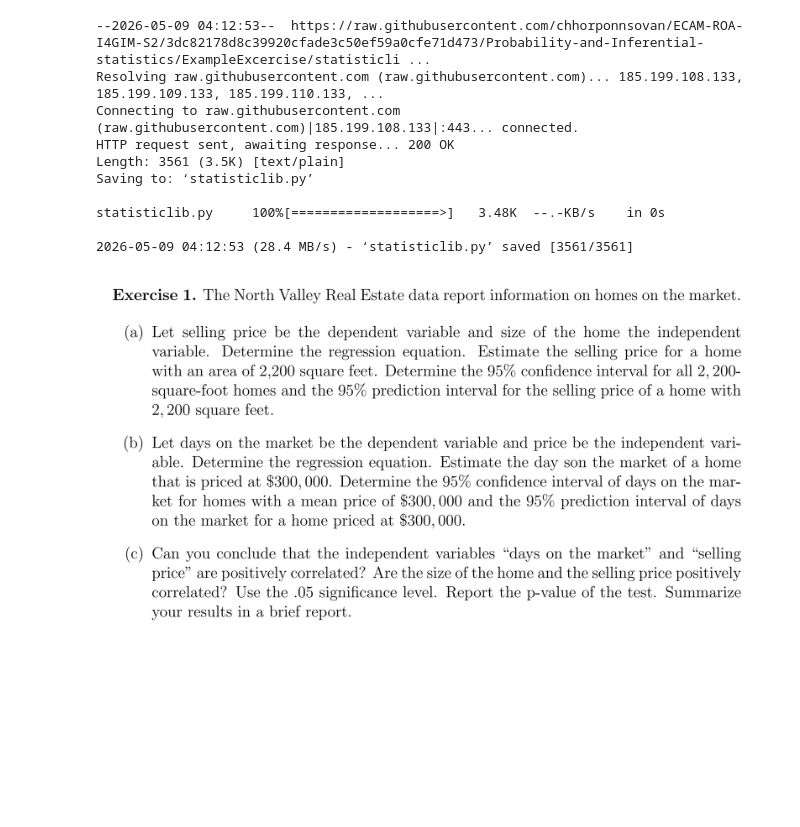
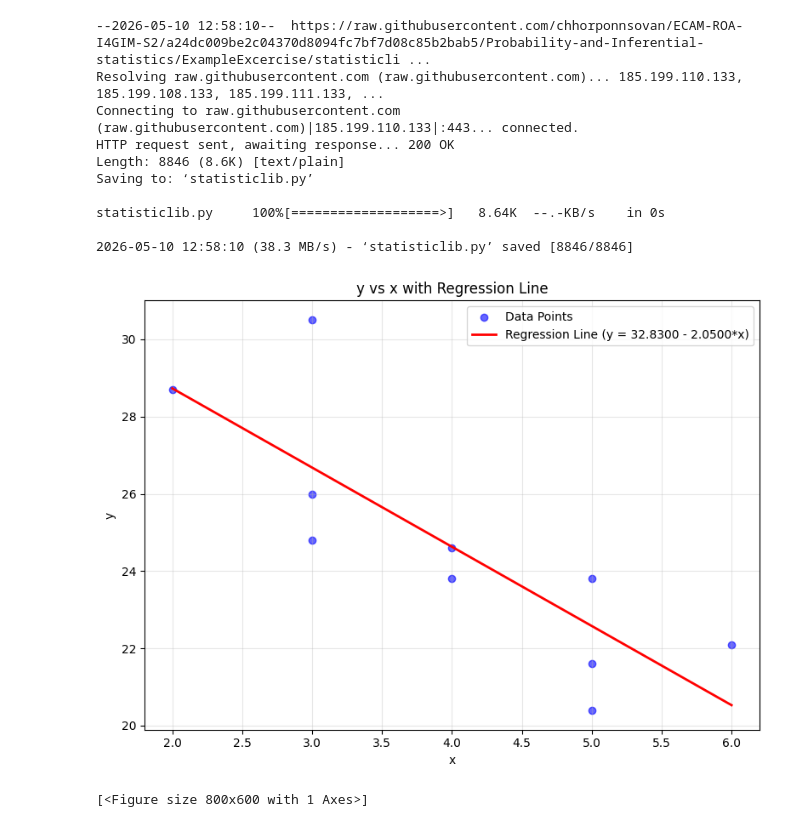
Before and after one commit to chhorponnsovan/ECAM-ROA-I4, a Jupyter notebook: Probability-and-Inferential-statistics/ExampleExcercise/Ch6Ex_Correlation_and_Linear.ipynb, the cells around one changed output. Cells and saved outputs as stored; diff of their text form; code cells hidden in the pictures; blank space fills up the shorter version.

```diff
--- a/Probability-and-Inferential-statistics/ExampleExcercise/Ch6Ex_Correlation_and_Linear.ipynb
+++ b/Probability-and-Inferential-statistics/ExampleExcercise/Ch6Ex_Correlation_and_Linear.ipynb
@@ -1,15 +1,27 @@
 # %%
-!wget -O statisticlib.py https://raw.githubusercontent.com/chhorponnsovan/ECAM-ROA-I4GIM-S2/3dc82178d8c39920cfade3c50ef59a0cfe71d473/Probability-and-Inferential-statistics/ExampleExcercise/statisticlib.py
+!wget -O statisticlib.py https://raw.githubusercontent.com/chhorponnsovan/ECAM-ROA-I4GIM-S2/a24dc009be2c04370d8094fc7bf7d08c85b2bab5/Probability-and-Inferential-statistics/ExampleExcercise/statisticlib.py
+import importlib
+import statisticlib
+importlib.reload(statisticlib)
+from statisticlib import regression_scatterplot, regression_summary, regression_equation
+import pandas as pd
 # %% [output]
---2026-05-09 04:12:53--  https://raw.githubusercontent.com/chhorponnsovan/ECAM-ROA-I4GIM-S2/3dc82178d8c39920cfade3c50ef59a0cfe71d473/Probability-and-Inferential-statistics/ExampleExcercise/statisticli ...
-Resolving raw.githubusercontent.com (raw.githubusercontent.com)... 185.199.108.133, 185.199.109.133, 185.199.110.133, ...
-Connecting to raw.githubusercontent.com (raw.githubusercontent.com)|185.199.108.133|:443... connected.
+--2026-05-10 12:58:10--  https://raw.githubusercontent.com/chhorponnsovan/ECAM-ROA-I4GIM-S2/a24dc009be2c04370d8094fc7bf7d08c85b2bab5/Probability-and-Inferential-statistics/ExampleExcercise/statisticli ...
+Resolving raw.githubusercontent.com (raw.githubusercontent.com)... 185.199.110.133, 185.199.108.133, 185.199.111.133, ...
+Connecting to raw.githubusercontent.com (raw.githubusercontent.com)|185.199.110.133|:443... connected.
 HTTP request sent, awaiting response... 200 OK
-Length: 3561 (3.5K) [text/plain]
+Length: 8846 (8.6K) [text/plain]
 Saving to: ‘statisticlib.py’
 
-statisticlib.py     100%[===================>]   3.48K  --.-KB/s    in 0s
+statisticlib.py     100%[===================>]   8.64K  --.-KB/s    in 0s
 
-2026-05-09 04:12:53 (28.4 MB/s) - ‘statisticlib.py’ saved [3561/3561]
+2026-05-10 12:58:10 (38.3 MB/s) - ‘statisticlib.py’ saved [8846/8846]
-# %% [markdown]
-![Screenshot_20260509_104258.jpg](embedded-picture-1)
+# %%
+x = [2, 3, 3, 3, 4, 4, 5, 5, 5, 6]
+y = [28.7, 24.8, 26.0, 30.5, 23.8, 24.6, 23.8, 20.4, 21.6, 22.1]
+df = pd.DataFrame({'x': x, 'y': y})
+# %%
+regression_scatterplot(df, 'y', ['x'])
+# %% [output]
+[figure, added]
+[<Figure size 800x600 with 1 Axes>]
```
